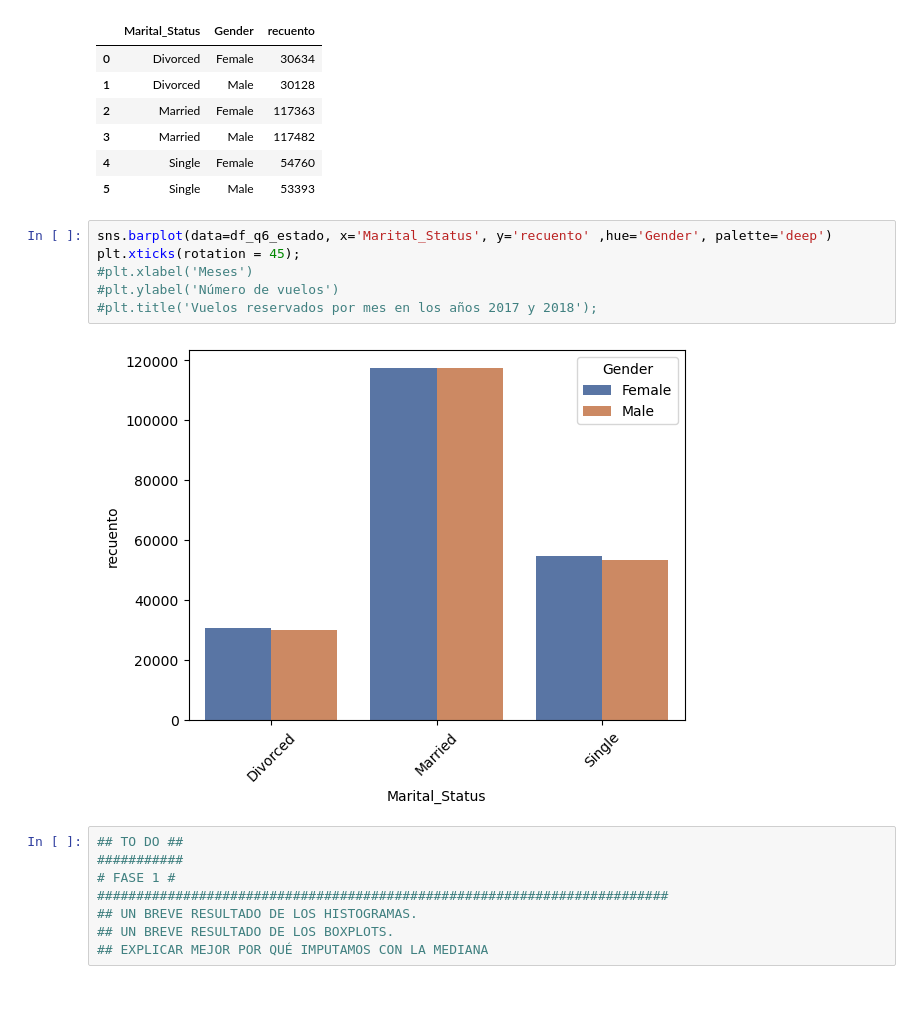
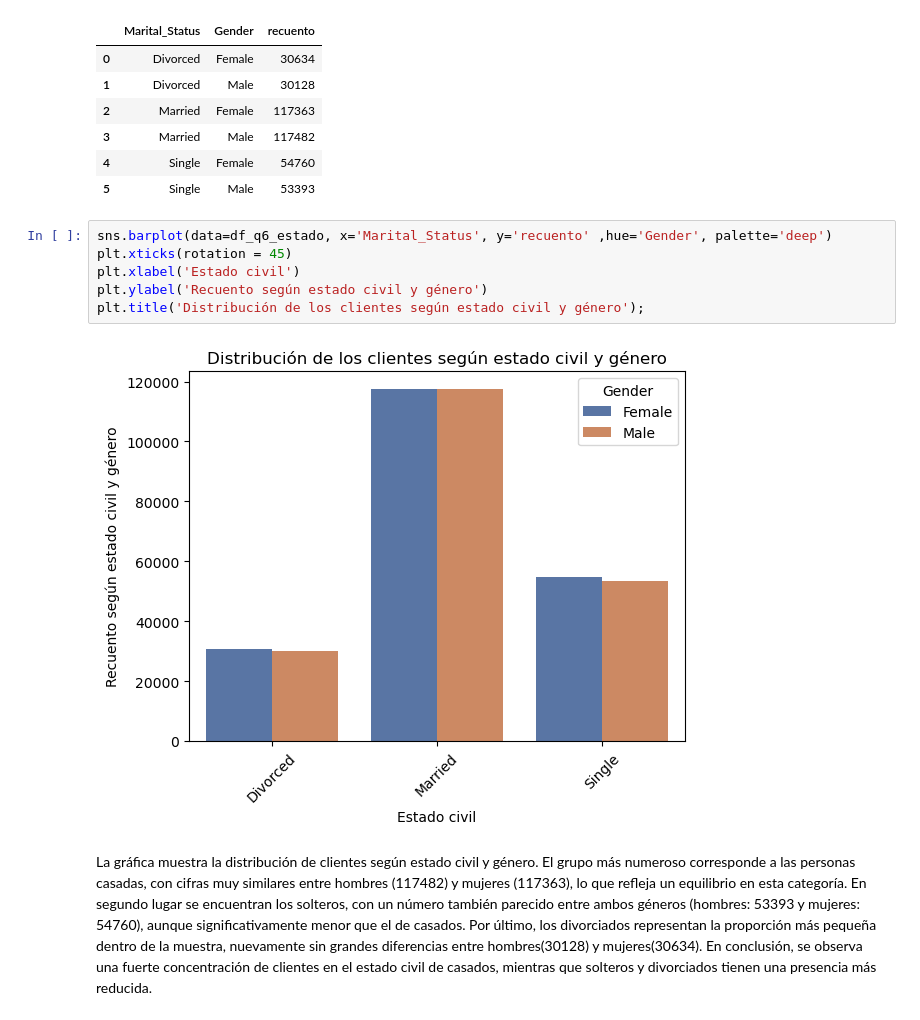
Before and after one commit to Adalab/bda-modulo-3-evaluacion-final-MPNimo, a Jupyter notebook: evaluacion-final-modulo3.ipynb, the cells around one changed output. Cells and saved outputs as stored; diff of their text form.

```diff
--- a/evaluacion-final-modulo3.ipynb
+++ b/evaluacion-final-modulo3.ipynb
@@ -783,17 +806,11 @@ df_q6_estado
 | 5 | Single | Male | 53393 |
 # %%
 sns.barplot(data=df_q6_estado, x='Marital_Status', y='recuento' ,hue='Gender', palette='deep')
-plt.xticks(rotation = 45);
-#plt.xlabel('Meses')
-#plt.ylabel('Número de vuelos')
-#plt.title('Vuelos reservados por mes en los años 2017 y 2018');
+plt.xticks(rotation = 45)
+plt.xlabel('Estado civil')
+plt.ylabel('Recuento según estado civil y género')
+plt.title('Distribución de los clientes según estado civil y género');
 # %% [output]
-[figure, old version]
+[figure, new version]
-# %%
-## TO DO ##
-###########
-# FASE 1 #
-#########################################################################
-## UN BREVE RESULTADO DE LOS HISTOGRAMAS.
-## UN BREVE RESULTADO DE LOS BOXPLOTS.
-## EXPLICAR MEJOR POR QUÉ IMPUTAMOS CON LA MEDIANA
+# %% [markdown]
+La gráfica muestra la distribución de clientes según estado civil y género. El grupo más numeroso corresponde a las personas casadas, con cifras muy similares entre hombres (117482) y mujeres (117363), lo que refleja un equilibrio en esta categoría. En segundo lugar se encuentran los solteros, con un número también parecido entre ambos géneros (hombres: 53393 y mujeres: 54760), aunque significativamente menor que el de casados. Por último, los divorciados representan la proporción más pequeña dentro de la muestra, nuevamente sin grandes diferencias entre hombres(30128) y mujeres(30634). En conclusión, se observa una fuerte concentración de clientes en el estado civil de casados, mientras que solteros y divorciados tienen una presencia más reducida.
```
Also changed, not shown: parts of 10 cells of this notebook.
